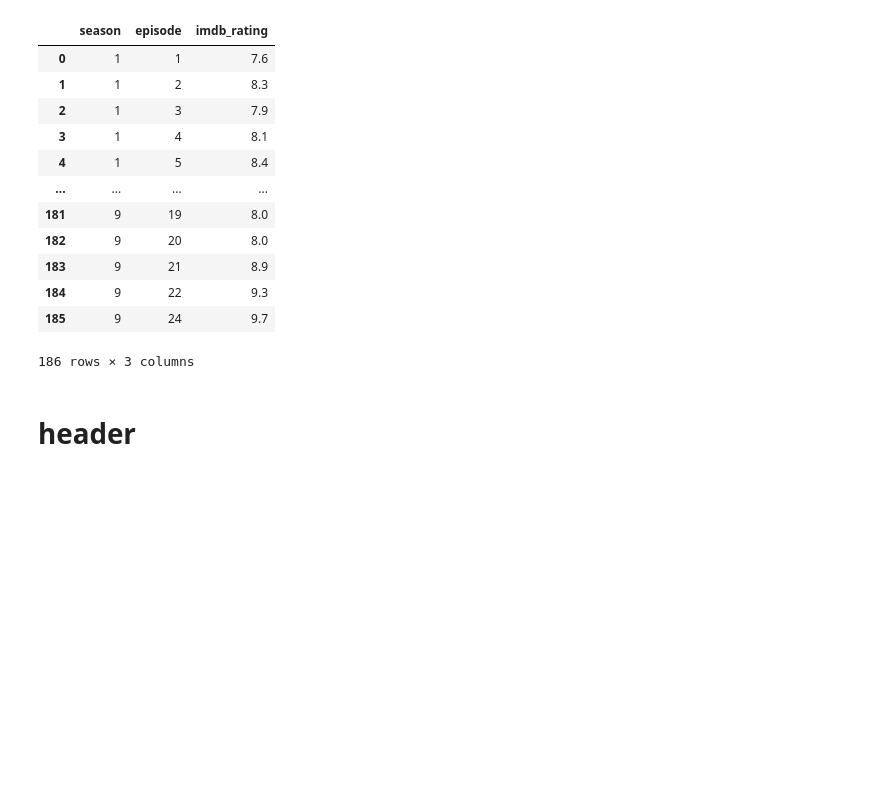
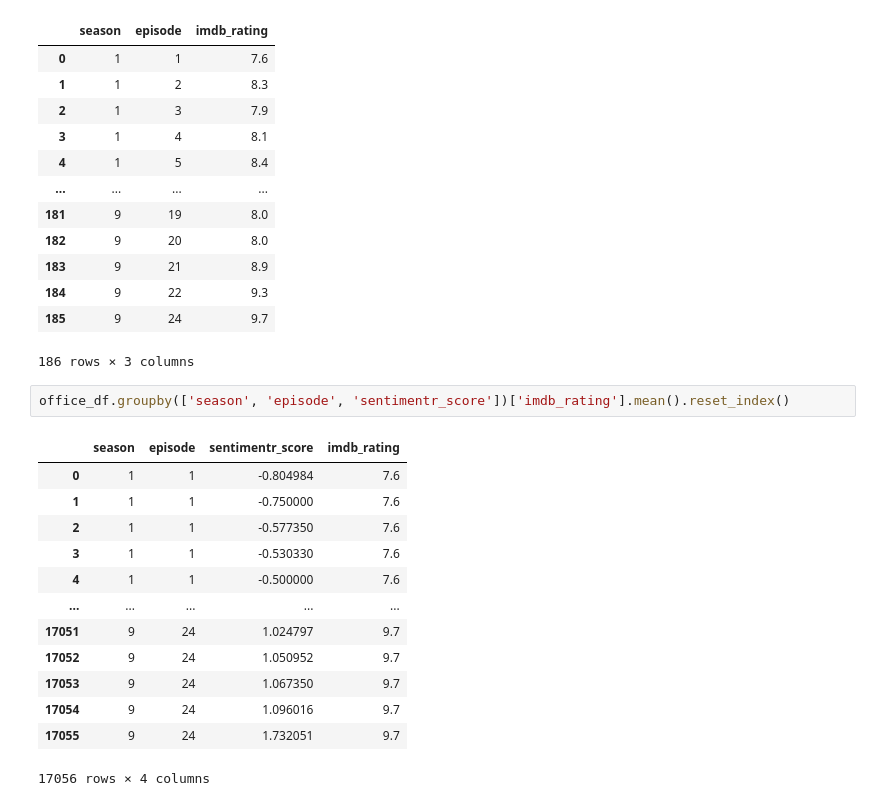
Before and after one commit to Markl900/my-notebooks, a Jupyter notebook: Copy_of_PROJECT.ipynb, the cells around one changed output. Drawn from its saved outputs; the diff is of its cells as text; blank space fills up the shorter version.

```diff
--- a/Copy_of_PROJECT.ipynb
+++ b/Copy_of_PROJECT.ipynb
@@ -115,5 +79,19 @@ office_df.groupby(['season', 'episode'])['imdb_rating'].mean().reset_index()
 | 184 | 9 | 22 | 9.3 |
 | 185 | 9 | 24 | 9.7 |
 186 rows × 3 columns
-# %% [markdown]
-# header
+# %%
+office_df.groupby(['season', 'episode', 'sentimentr_score'])['imdb_rating'].mean().reset_index()
+# %% [output]
+|  | season | episode | sentimentr_score | imdb_rating |
+| 0 | 1 | 1 | -0.804984 | 7.6 |
+| 1 | 1 | 1 | -0.750000 | 7.6 |
+| 2 | 1 | 1 | -0.577350 | 7.6 |
+| 3 | 1 | 1 | -0.530330 | 7.6 |
+| 4 | 1 | 1 | -0.500000 | 7.6 |
+| ... | ... | ... | ... | ... |
+| 17051 | 9 | 24 | 1.024797 | 9.7 |
+| 17052 | 9 | 24 | 1.050952 | 9.7 |
+| 17053 | 9 | 24 | 1.067350 | 9.7 |
+| 17054 | 9 | 24 | 1.096016 | 9.7 |
+| 17055 | 9 | 24 | 1.732051 | 9.7 |
+17056 rows × 4 columns
```
Also changed, not shown: parts of 8 cells of this notebook.
